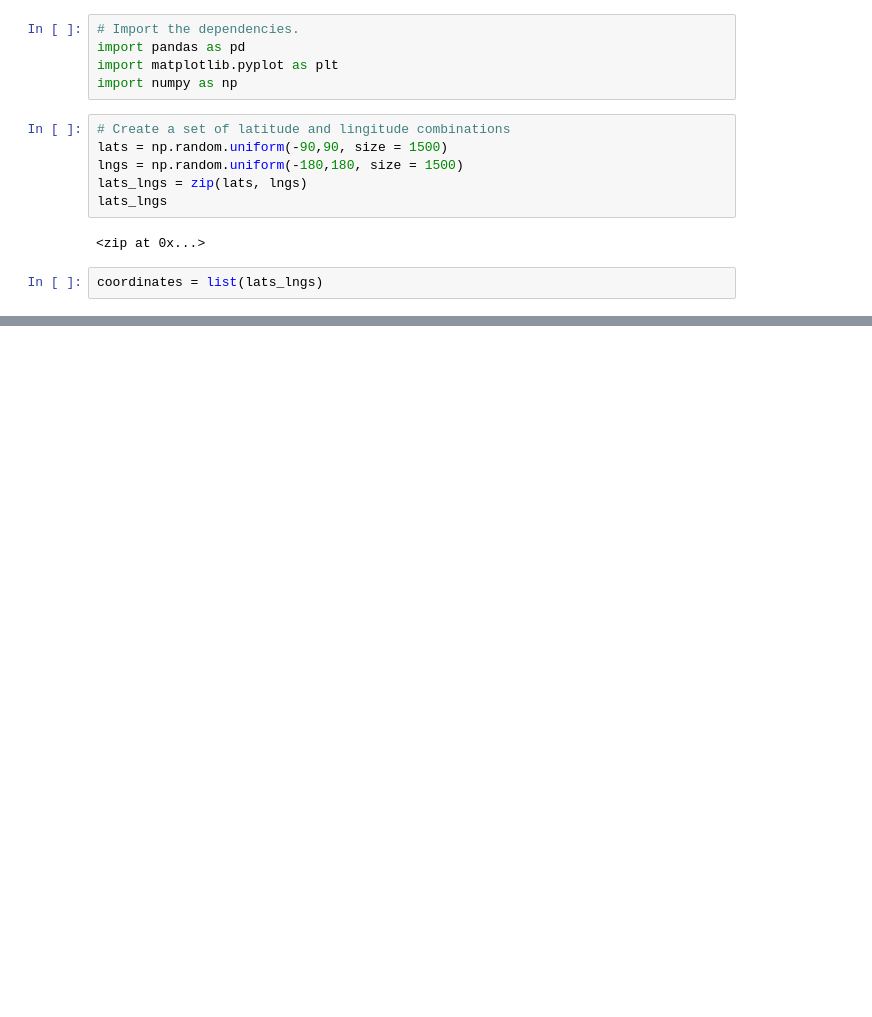
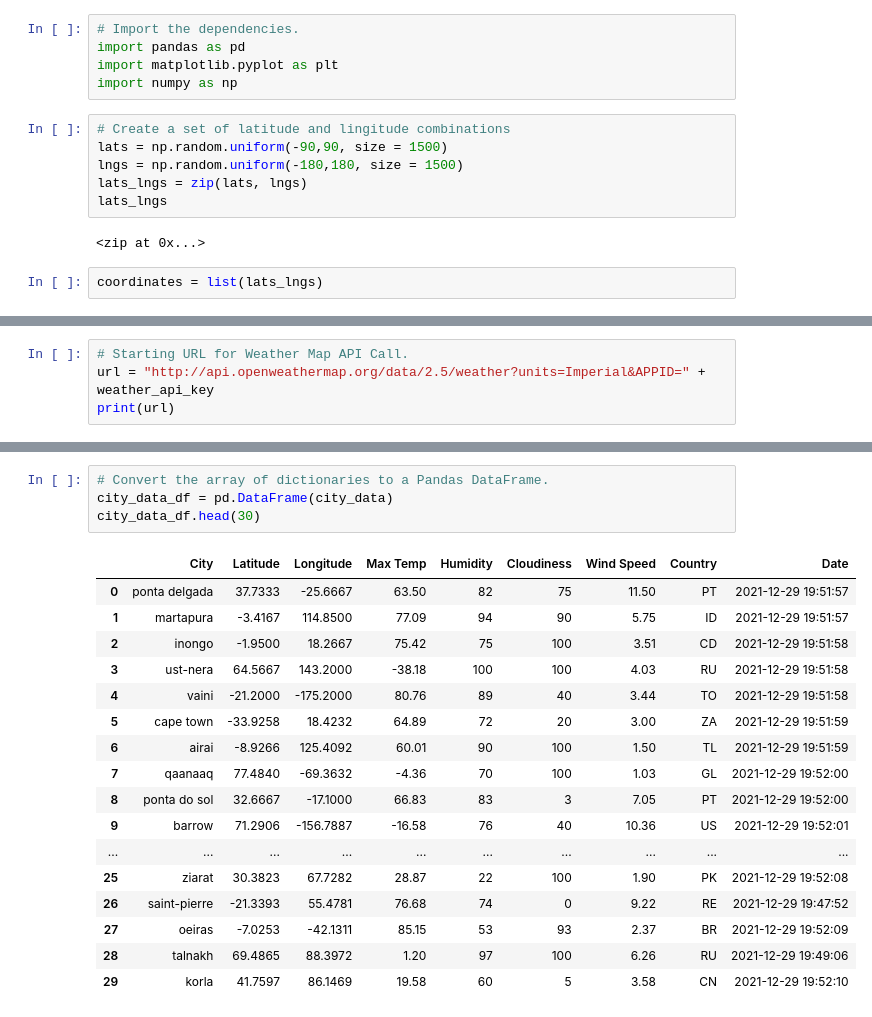
Before and after one commit to abhi82git/World_Weather_Analysis, a Jupyter notebook: WeatherPy.ipynb, the cells around one changed output, grey strips where cells are left out. Saved outputs shown, nothing was run; the diff lists cells and outputs as text; blank space fills up the shorter version.

Commit message:
Created Dataframe after pulling json info

```diff
--- a/WeatherPy.ipynb
+++ b/WeatherPy.ipynb
@@ -57,0 +69,4 @@ print(len(cities))
+# %%
+# Starting URL for Weather Map API Call.
+url = "http://api.openweathermap.org/data/2.5/weather?units=Imperial&APPID=" + weather_api_key
+print(url)
@@ -57,0 +156,22 @@ print(len(cities))
+# %%
+# Convert the array of dictionaries to a Pandas DataFrame.
+city_data_df = pd.DataFrame(city_data)
+city_data_df.head(30)
+# %% [output]
+|  | City | Latitude | Longitude | Max Temp | Humidity | Cloudiness | Wind Speed | Country | Date |
+| 0 | ponta delgada | 37.7333 | -25.6667 | 63.50 | 82 | 75 | 11.50 | PT | 2021-12-29 19:51:57 |
+| 1 | martapura | -3.4167 | 114.8500 | 77.09 | 94 | 90 | 5.75 | ID | 2021-12-29 19:51:57 |
+| 2 | inongo | -1.9500 | 18.2667 | 75.42 | 75 | 100 | 3.51 | CD | 2021-12-29 19:51:58 |
+| 3 | ust-nera | 64.5667 | 143.2000 | -38.18 | 100 | 100 | 4.03 | RU | 2021-12-29 19:51:58 |
+| 4 | vaini | -21.2000 | -175.2000 | 80.76 | 89 | 40 | 3.44 | TO | 2021-12-29 19:51:58 |
+| 5 | cape town | -33.9258 | 18.4232 | 64.89 | 72 | 20 | 3.00 | ZA | 2021-12-29 19:51:59 |
+| 6 | airai | -8.9266 | 125.4092 | 60.01 | 90 | 100 | 1.50 | TL | 2021-12-29 19:51:59 |
+| 7 | qaanaaq | 77.4840 | -69.3632 | -4.36 | 70 | 100 | 1.03 | GL | 2021-12-29 19:52:00 |
+| 8 | ponta do sol | 32.6667 | -17.1000 | 66.83 | 83 | 3 | 7.05 | PT | 2021-12-29 19:52:00 |
+| 9 | barrow | 71.2906 | -156.7887 | -16.58 | 76 | 40 | 10.36 | US | 2021-12-29 19:52:01 |
+| ... | ... | ... | ... | ... | ... | ... | ... | ... | ... |
+| 25 | ziarat | 30.3823 | 67.7282 | 28.87 | 22 | 100 | 1.90 | PK | 2021-12-29 19:52:08 |
+| 26 | saint-pierre | -21.3393 | 55.4781 | 76.68 | 74 | 0 | 9.22 | RE | 2021-12-29 19:47:52 |
+| 27 | oeiras | -7.0253 | -42.1311 | 85.15 | 53 | 93 | 2.37 | BR | 2021-12-29 19:52:09 |
+| 28 | talnakh | 69.4865 | 88.3972 | 1.20 | 97 | 100 | 6.26 | RU | 2021-12-29 19:49:06 |
+| 29 | korla | 41.7597 | 86.1469 | 19.58 | 60 | 5 | 3.58 | CN | 2021-12-29 19:52:10 |
```
Also changed, not shown: parts of 7 cells of this notebook, 3 other files.
